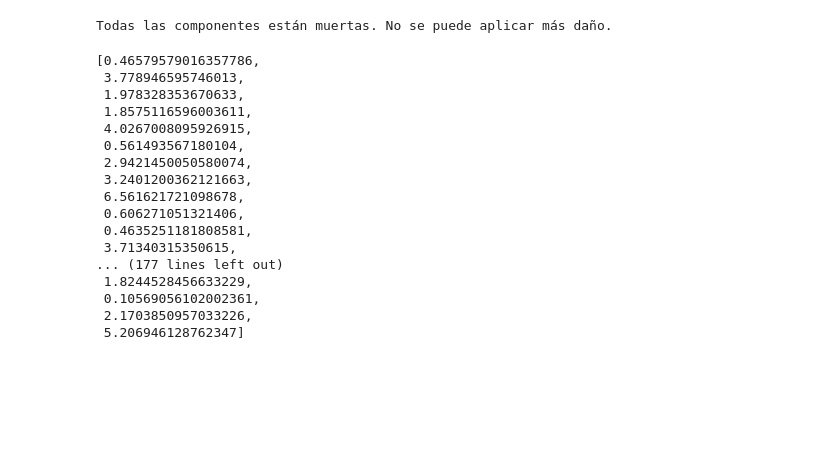
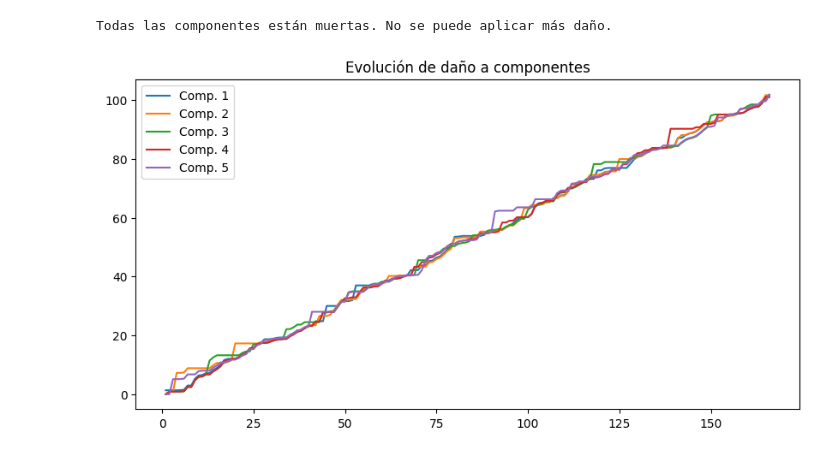
Before and after one commit to AlejandroVillazonG/MAT468, a Jupyter notebook: certamen/P4/p4.ipynb, the cells around one changed output. Cells and saved outputs as stored; diff of their text form; code cells hidden in the pictures; blank space fills up the shorter version.

```diff
--- a/certamen/P4/p4.ipynb
+++ b/certamen/P4/p4.ipynb
@@ -91,24 +87,15 @@ Vida actual de las componentes: [-2.40846064 -2.42496351 -0.07394649 -0.54323761
 interruptor.aplicar_dano()
 # %% [output]
 Todas las componentes están muertas. No se puede aplicar más daño.
-# %%
-interruptor.dano_historial
-# %% [output]
-[0.46579579016357786,
- 3.778946595746013,
- 1.978328353670633,
- 1.8575116596003611,
- 4.0267008095926915,
- 0.561493567180104,
- 2.9421450050580074,
- 3.2401200362121663,
- 6.561621721098678,
- 0.606271051321406,
- 0.4635251181808581,
- 3.71340315350615,
-... (177 lines left out)
- 1.8244528456633229,
- 0.10569056102002361,
- 2.1703850957033226,
- 5.206946128762347]
+# %%
+historial = np.array(interruptor.dano_historial)
+
+plt.figure(figsize=(10,5))
+for comp in range(1,5+1):
+    plt.plot(np.arange(1,historial.shape[0]+1), np.cumsum(historial[:,comp-1]),
+             label=f'Comp. {comp}')
+plt.title('Evolución de daño a componentes')
+plt.legend();
+# %% [output]
+[figure, added]
 # %%
```
Also changed, not shown: parts of 13 cells of this notebook.
